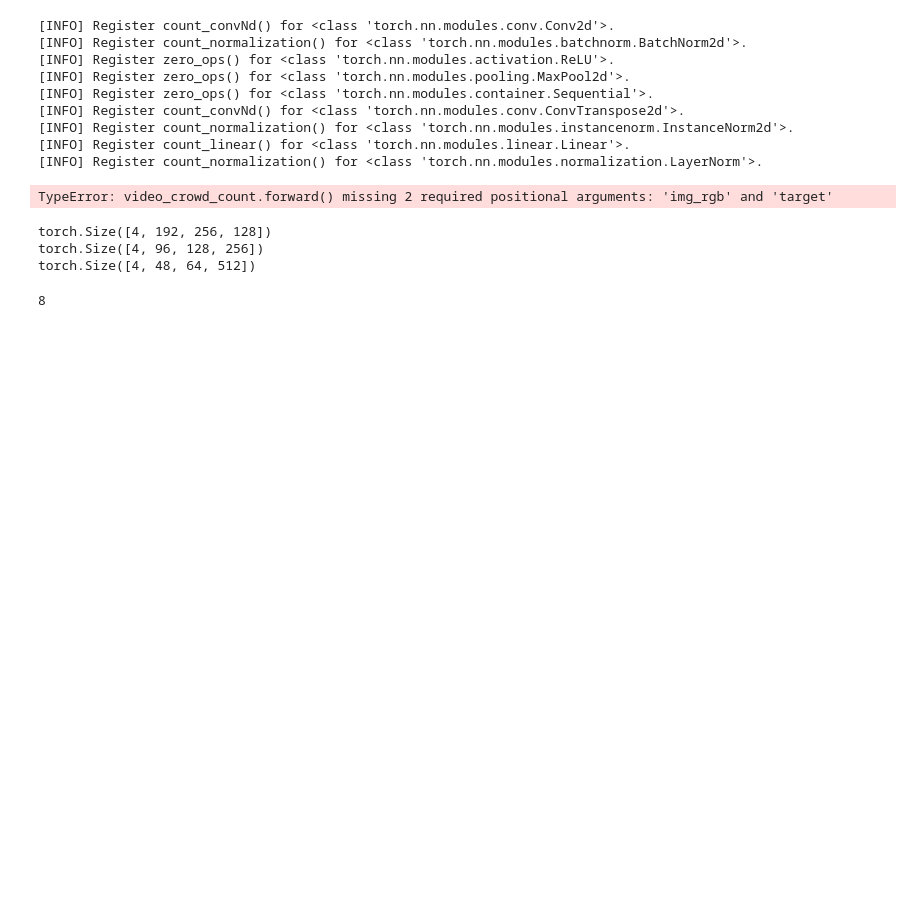
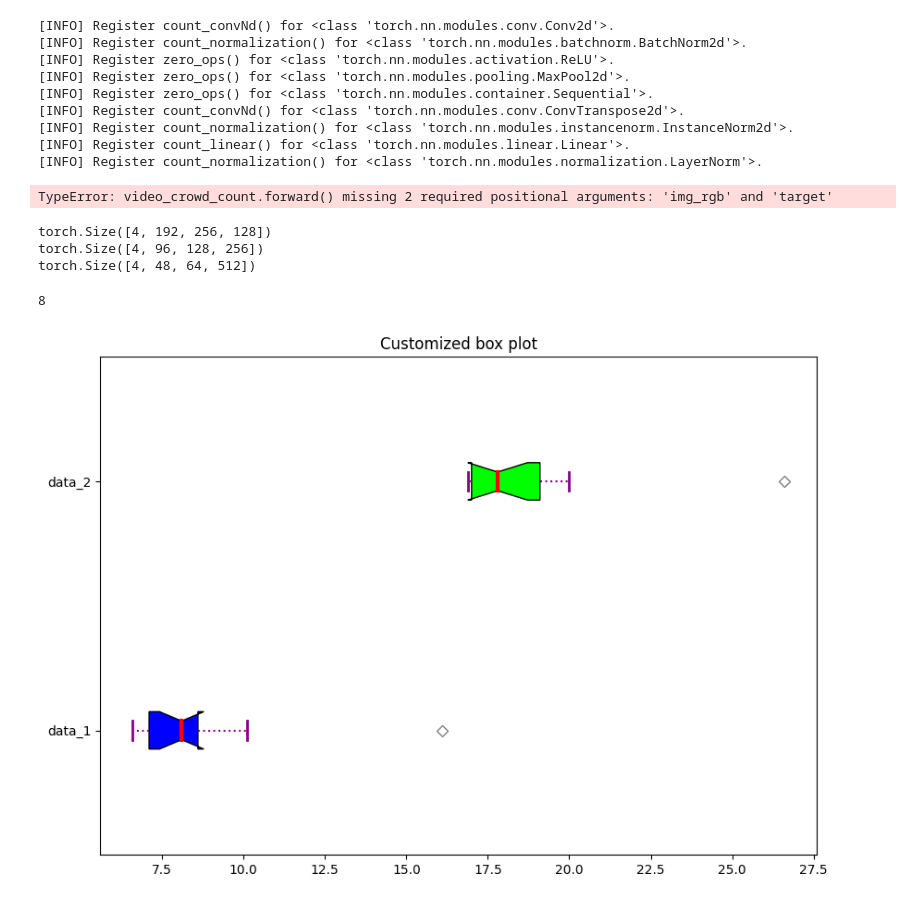
Before and after one commit to LeoHuang0511/DAANet, a Jupyter notebook: notebooks/notebook.ipynb, the cells around one changed output. Cells and saved outputs as stored; diff of their text form; code cells hidden in the pictures; blank space fills up the shorter version.

```diff
--- a/notebooks/notebook.ipynb
+++ b/notebooks/notebook.ipynb
@@ -177,3 +178,67 @@ torch.Size([4, 48, 64, 512])
 len(features)
 # %% [output]
 8
+# %%
+# Import libraries
+import matplotlib.pyplot as plt
+import numpy as np
+
+# Creating dataset
+np.random.seed(10)
+data_1 = np.array([16.1,10.1,7.9,6.6,6.6,7.1,7.1,8.4,8.0,8.6,8.2,8.6])
+data_2 = np.array([26.6,20.0,18.3,16.9,17.7,17.0,16.9,17.0,18.5,17.8,19.3,17.8,19.1])
+
+data = [data_1, data_2]
+
+fig = plt.figure(figsize =(10, 7))
+ax = fig.add_subplot(111)
+
+# Creating axes instance
+bp = ax.boxplot(data, patch_artist = True,
+				notch ='True', vert = 0)
+
+colors = ['#0000FF', '#00FF00']
+
+for patch, color in zip(bp['boxes'], colors):
+	patch.set_facecolor(color)
+
+# changing color and linewidth of
+# whiskers
+for whisker in bp['whiskers']:
+	whisker.set(color ='#8B008B',
+				linewidth = 1.5,
+				linestyle =":")
+
+# changing color and linewidth of
+# caps
+for cap in bp['caps']:
+	cap.set(color ='#8B008B',
+			linewidth = 2)
+
+# changing color and linewidth of
+# medians
+for median in bp['medians']:
+	median.set(color ='red',
+			linewidth = 3)
+
+# changing style of fliers
+for flier in bp['fliers']:
+	flier.set(marker ='D',
+			color ='#e7298a',
+			alpha = 0.5)
+
+# x-axis labels
+ax.set_yticklabels(['data_1', 'data_2'])
+
+# Adding title
+plt.title("Customized box plot")
+
+# Removing top axes and right axes
+# ticks
+ax.get_xaxis().tick_bottom()
+ax.get_yaxis().tick_left()
+
+# show plot
+plt.show()
+# %% [output]
+[figure, added]
```
Also changed, not shown: parts of 4 cells of this notebook, 10 other files.
